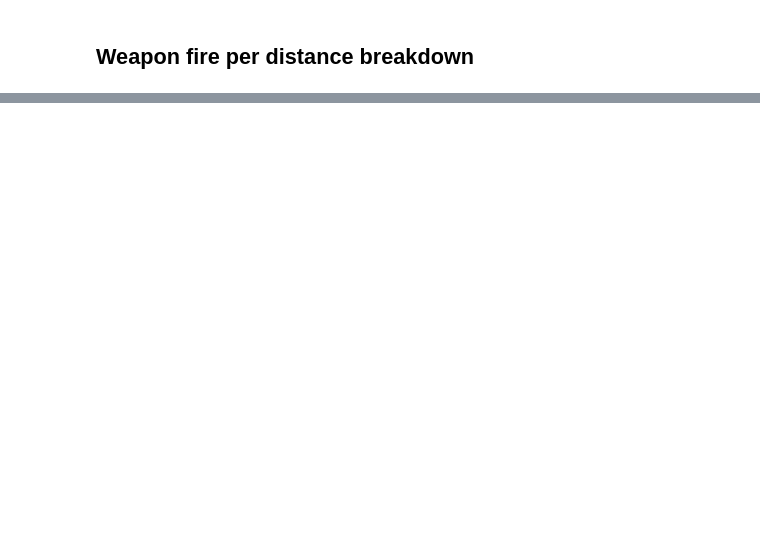
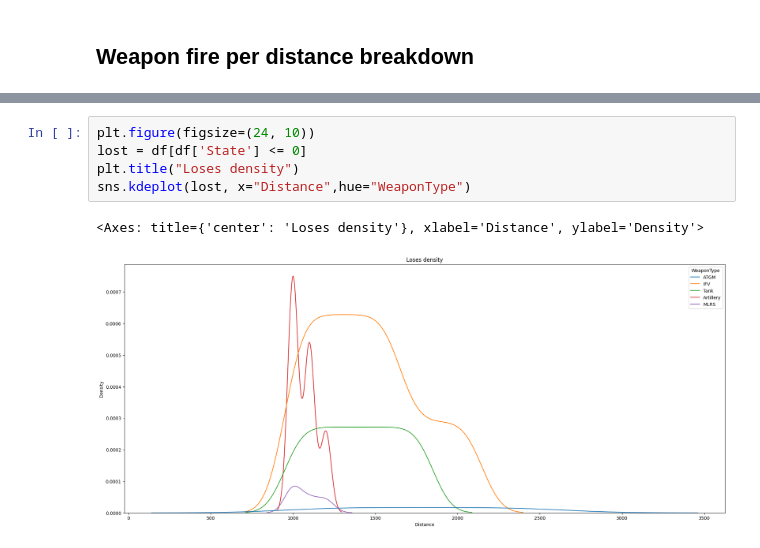
Before and after one commit to Anav0/Dread, a Jupyter notebook: analysis.ipynb, the cells around one changed output, grey strips where cells are left out. Cells and saved outputs as stored; diff of their text form; blank space fills up the shorter version.

```diff
--- a/analysis.ipynb
+++ b/analysis.ipynb
@@ -51,0 +167,8 @@ plt.show()
+# %%
+plt.figure(figsize=(24, 10))
+lost = df[df['State'] <= 0]
+plt.title("Loses density")
+sns.kdeplot(lost, x="Distance",hue="WeaponType")
+# %% [output]
+<Axes: title={'center': 'Loses density'}, xlabel='Distance', ylabel='Density'>
+[figure, added]
```
Also changed, not shown: parts of 16 cells of this notebook, 12 other files.
